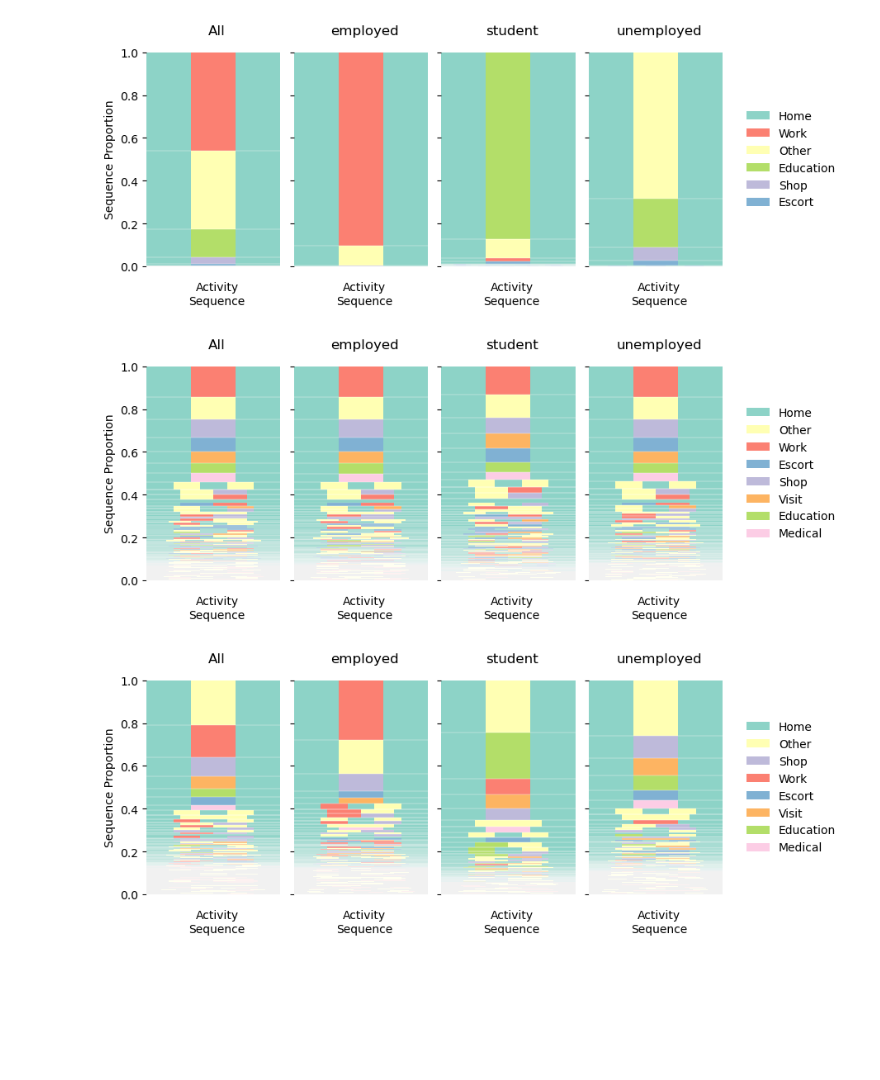
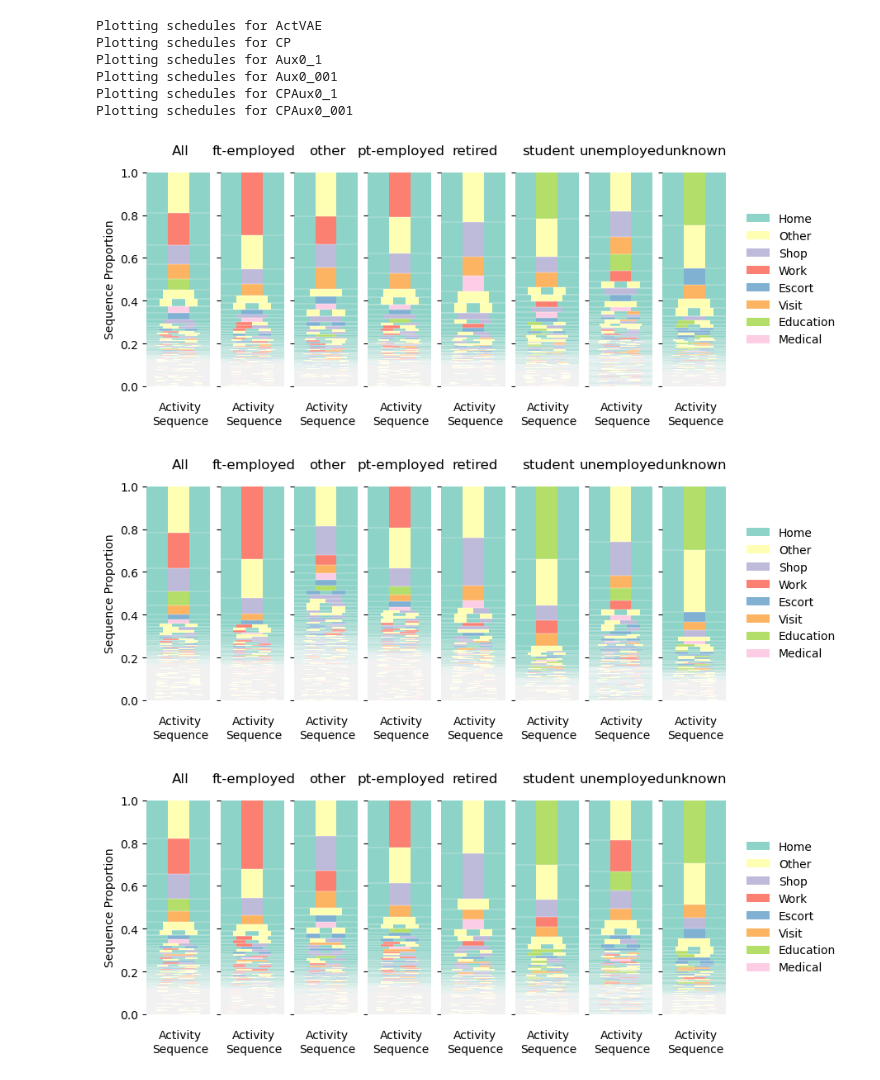
Before and after one commit to big-ucl/caveat, a Jupyter notebook: analysis/TRB_analysis.ipynb, the cells around one changed output. Drawn from its saved outputs; the diff is of its cells as text; code cells hidden in the pictures; blank space fills up the shorter version.

```diff
--- a/analysis/TRB_analysis.ipynb
+++ b/analysis/TRB_analysis.ipynb
@@ -112,9 +126,0 @@ def split_on(schedules, attributes, by="work_status"):
-# %%
-schedules = {
-    n: pd.read_csv(next(best_quality(p, 0))[1] / "synthetic_schedules.csv")
-    for n, p in batch_paths.items()
-}
-attributes = {
-    n: load_attributes(next(best_quality(p, 0))[1], default=target_attributes)
-    for n, p in batch_paths.items()
-}
@@ -1439,10 +293,17 @@ fig = describe_transitions.sequence_prob_plot(
 # %%
 for k, scheds in schedules.items():
+    print(f"Plotting schedules for {k}")
     splits = split_on(scheds, attributes[k])
-    fig = describe_transitions.sequence_prob_plot(
+    fig = sequence_prob_plot(
         scheds, splits, observed_title="All", cmap=cmap, figsize=(9, 3.5)
     )
 # %% [output]
+Plotting schedules for ActVAE
+Plotting schedules for CP
+Plotting schedules for Aux0_1
+Plotting schedules for Aux0_001
+Plotting schedules for CPAux0_1
+Plotting schedules for CPAux0_001
-[figure, old version]
+[figure, new version]
-[figure, old version]
+[figure, new version]
-[figure, old version]
+[figure, new version]
```
Also changed, not shown: parts of 64 cells of this notebook, 7 other files.
